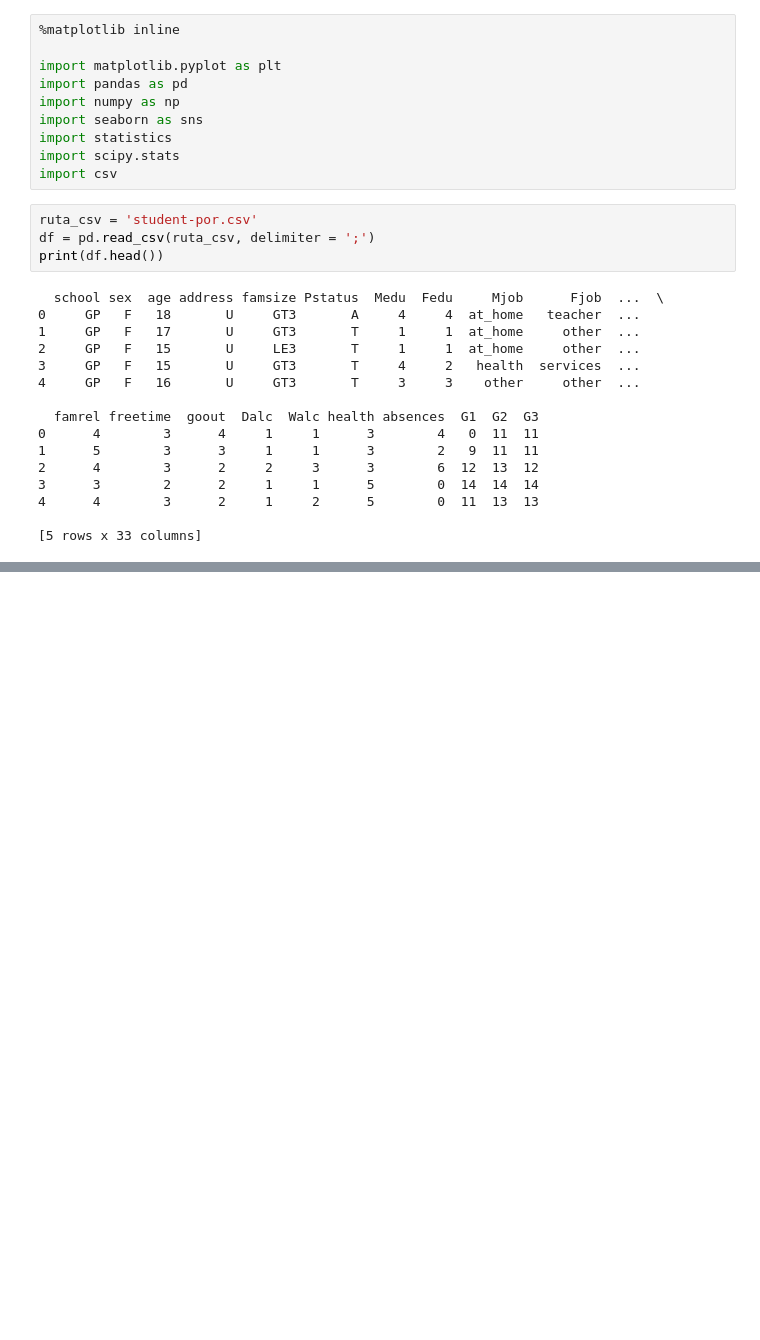
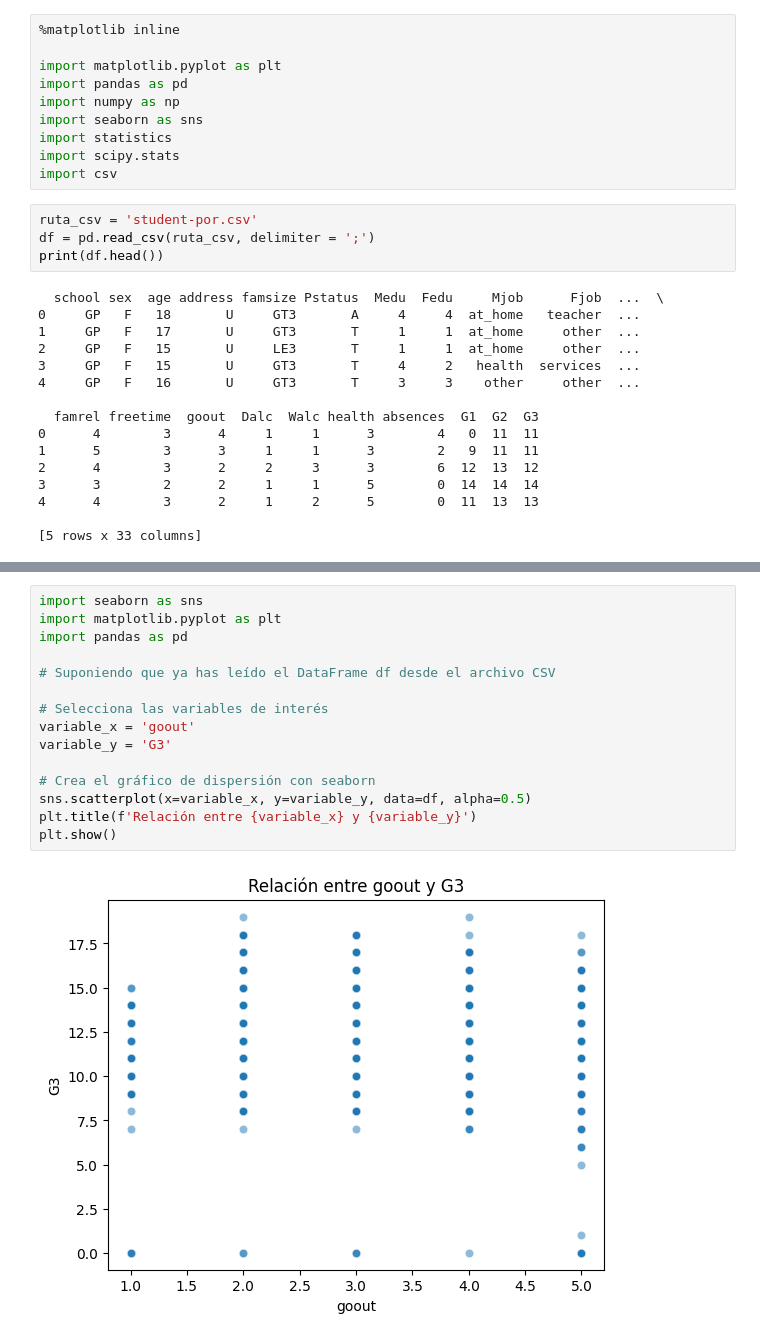
Before and after one commit to Tumup/estadistica, a Jupyter notebook: ESTADISTICA/analisis.ipynb, the cells around one changed output, grey strips where cells are left out. Drawn from its saved outputs; the diff is of its cells as text; blank space fills up the shorter version.

```diff
--- a/ESTADISTICA/analisis.ipynb
+++ b/ESTADISTICA/analisis.ipynb
@@ -42,0 +83,17 @@ df.describe()
+# %%
+import seaborn as sns
+import matplotlib.pyplot as plt
+import pandas as pd
+
+# Suponiendo que ya has leído el DataFrame df desde el archivo CSV
+
+# Selecciona las variables de interés
+variable_x = 'goout'
+variable_y = 'G3'
+
+# Crea el gráfico de dispersión con seaborn
+sns.scatterplot(x=variable_x, y=variable_y, data=df, alpha=0.5)
+plt.title(f'Relación entre {variable_x} y {variable_y}')
+plt.show()
+# %% [output]
+[figure, added]
```
Also changed, not shown: parts of 3 cells of this notebook.
